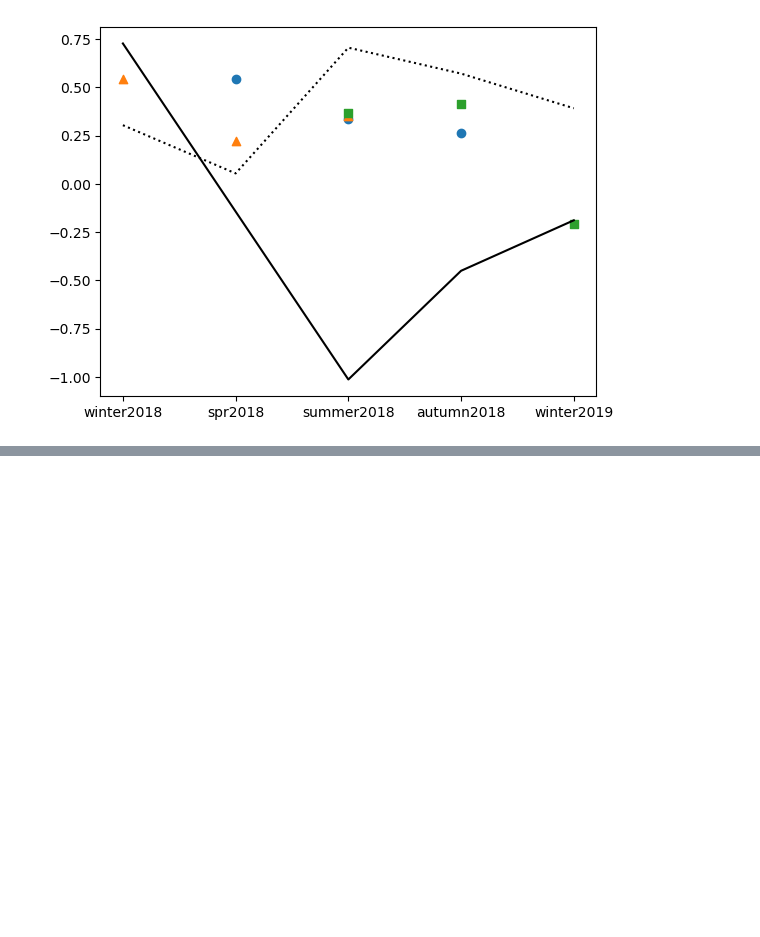
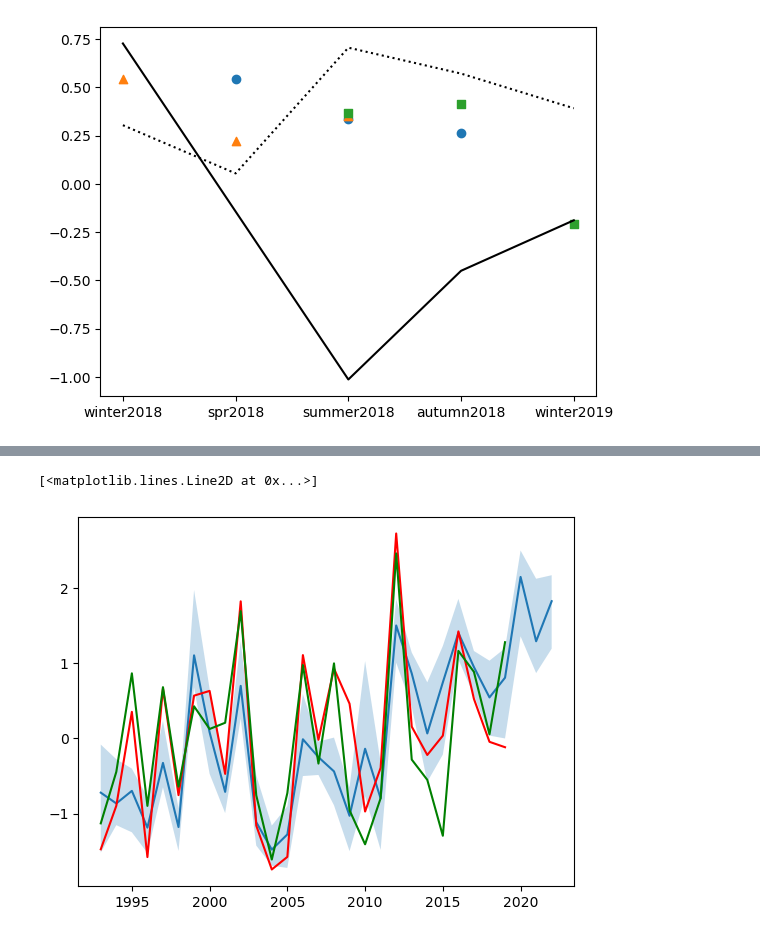
Before and after one commit to LGruenburg/MOM6_Validation, a Jupyter notebook: SOE/Bottom_Temperature.ipynb, the cells around one changed output, grey strips where cells are left out. Saved outputs shown, nothing was run; the diff lists cells and outputs as text; code cells hidden in the pictures; blank space fills up the shorter version.

```diff
--- a/SOE/Bottom_Temperature.ipynb
+++ b/SOE/Bottom_Temperature.ipynb
@@ -473,0 +524,6 @@ plt.scatter(['summer2018', 'autumn2018','winter2019'],[summer_forecast_june_mab.
+# %%
+#remove everything except april-june
+def is_spring(month):
+    return (month >= 4) & (month <= 6)
+
+march_forecast_spring = march_forecast_crop.sel(date=is_spring(march_forecast_crop['date.month']))
@@ -473,0 +536,2 @@ plt.scatter(['summer2018', 'autumn2018','winter2019'],[summer_forecast_june_mab.
+# %%
+march_forecast_mab_sp = march_forecast_spring.groupby('date.year').mean(['date','lat','lon'])
@@ -473,0 +540,9 @@ plt.scatter(['summer2018', 'autumn2018','winter2019'],[summer_forecast_june_mab.
+# %%
+plt.plot(march_forecast_mab_sp.year, march_forecast_mab_sp.mean('member').tob_anom)
+plt.fill_between(march_forecast_mab_sp.year, march_forecast_mab_sp.tob_anom.max('member'),
+                 march_forecast_mab_sp.tob_anom.min('member'), alpha =0.25)
+plt.plot(np.arange(1993, 2020), springs_mab_gl - np.nanmean(springs_mab_gl), 'r')
+plt.plot(np.arange(1993, 2020), springs_mab_m6 - np.nanmean(springs_mab_m6), 'g')
+# %% [output]
+[<matplotlib.lines.Line2D at 0x...>]
+[figure, added]
```
Also changed, not shown: parts of 14 cells of this notebook.
